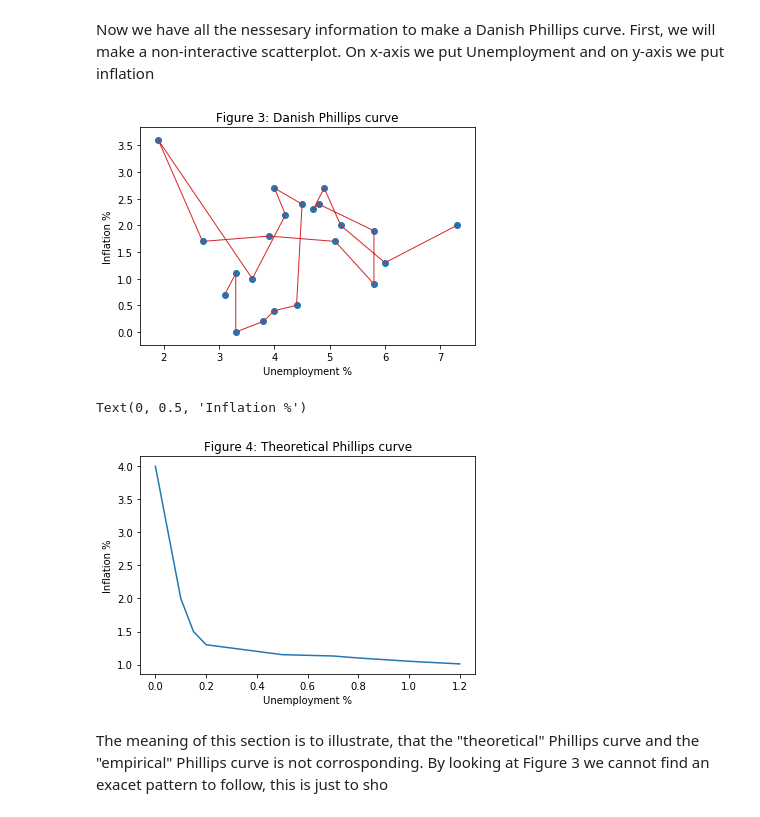
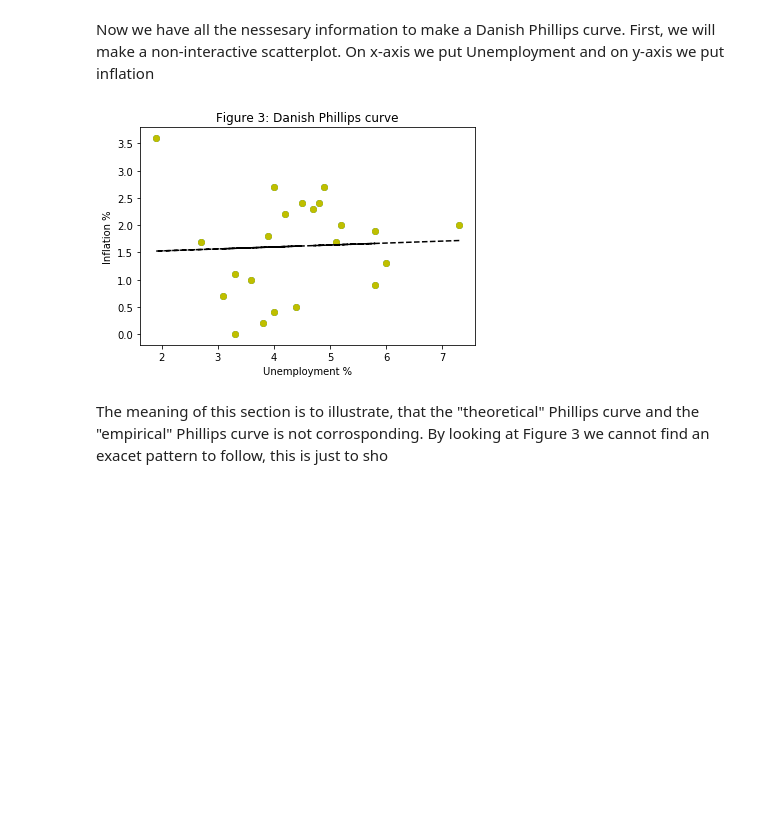
Before and after one commit to NumEconCopenhagen/projects-2019-nikita-jonas-allan, a Jupyter notebook: dataproject/codeDataProject-1.ipynb, the cells around one changed output. Saved outputs shown, nothing was run; the diff lists cells and outputs as text; code cells hidden in the pictures; blank space fills up the shorter version.

```diff
--- a/dataproject/codeDataProject-1.ipynb
+++ b/dataproject/codeDataProject-1.ipynb
@@ -412,23 +580,26 @@ y_coords = [4, 2, 2, 1.5, 1.3, 1.25, 1.2, 1.15, 1.14, 1.13, 1.1, 1.05, 1.03, 1.0
 # %% [markdown]
 Now we have all the nessesary information to make a Danish Phillips curve. First, we will make a non-interactive scatterplot. On x-axis we put Unemployment and on y-axis we put inflation
 # %%
+fit = np.polyfit(AULAAR1['value'], infl['value'], 1)
+fit_fn = np.poly1d(fit)
 plt.subplot()
-plt.plot(AULAAR1['value'], infl['value'], 'C3', zorder=1, lw=1)
+#plt.plot(AULAAR1['value'], infl['value'], 'C3', zorder=1, lw=1)
 plt.scatter(AULAAR1['value'], infl['value'], label='year')
 plt.title('Figure 3: Danish Phillips curve')
 plt.xlabel('Unemployment %')
 plt.ylabel('Inflation %')
+
+plt.plot(AULAAR1['value'], infl['value'], 'yo', AULAAR1['value'], fit_fn(AULAAR1['value']), '--k')
+
 plt.show()
 
-plt.subplot()
-plt.plot(x_coords, y_coords)
-plt.title('Figure 4: Theoretical Phillips curve')
-plt.xlabel('Unemployment %')
-plt.ylabel('Inflation %')
+#plt.subplot()
+#plt.plot(x_coords, y_coords)
+#plt.title('Figure 4: Theoretical Phillips curve')
+#plt.xlabel('Unemployment %')
+#plt.ylabel('Inflation %')
 # %% [output]
-[figure, old version]
+[figure, new version]
-Text(0, 0.5, 'Inflation %')
-[figure, removed]
 # %% [markdown]
 The meaning of this section is to illustrate, that the "theoretical" Phillips curve and the "empirical" Phillips curve is not corrosponding. By looking at Figure 3 we cannot find an exacet pattern to follow, this is just to sho
 # %% [markdown]
```
Also changed, not shown: parts of 17 cells of this notebook.
